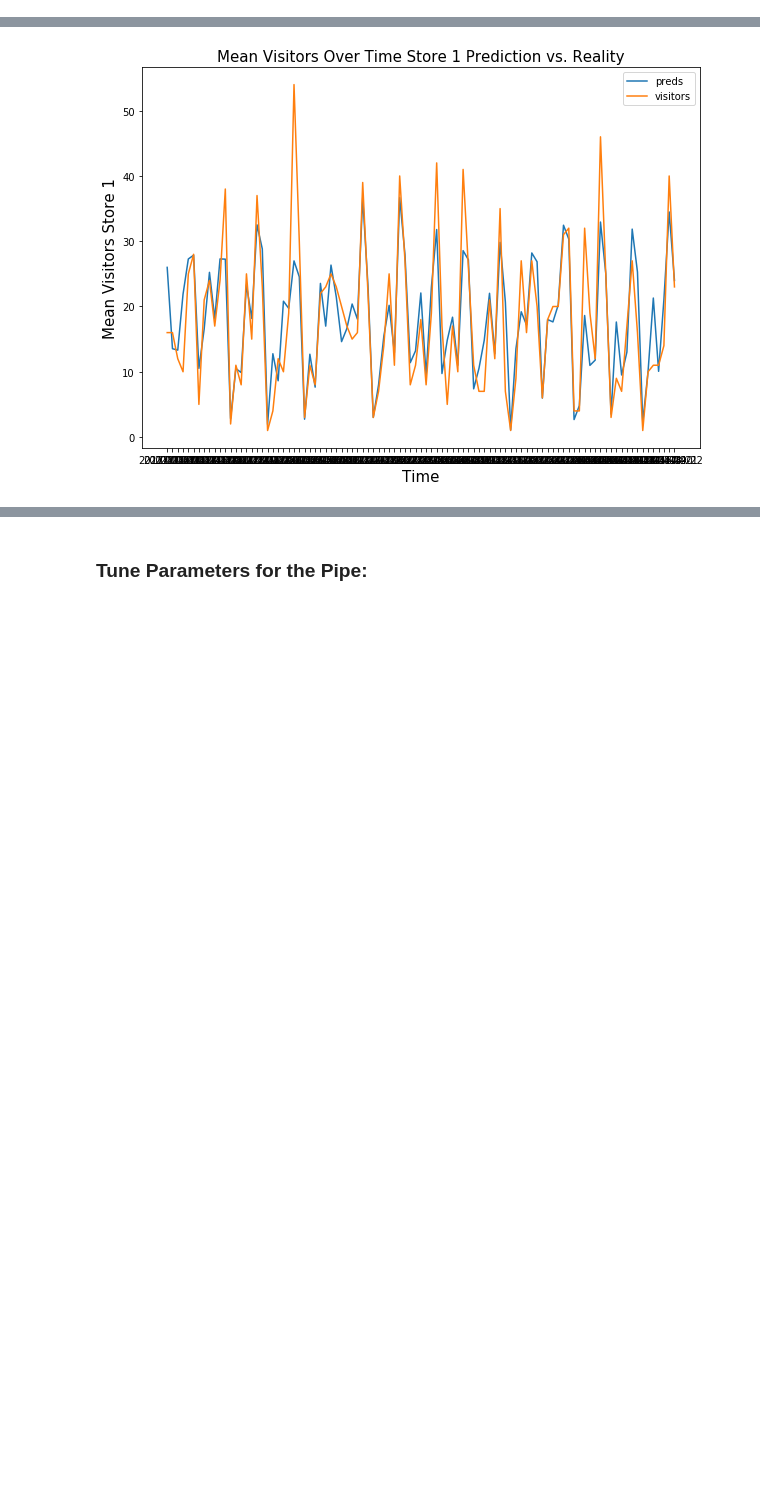
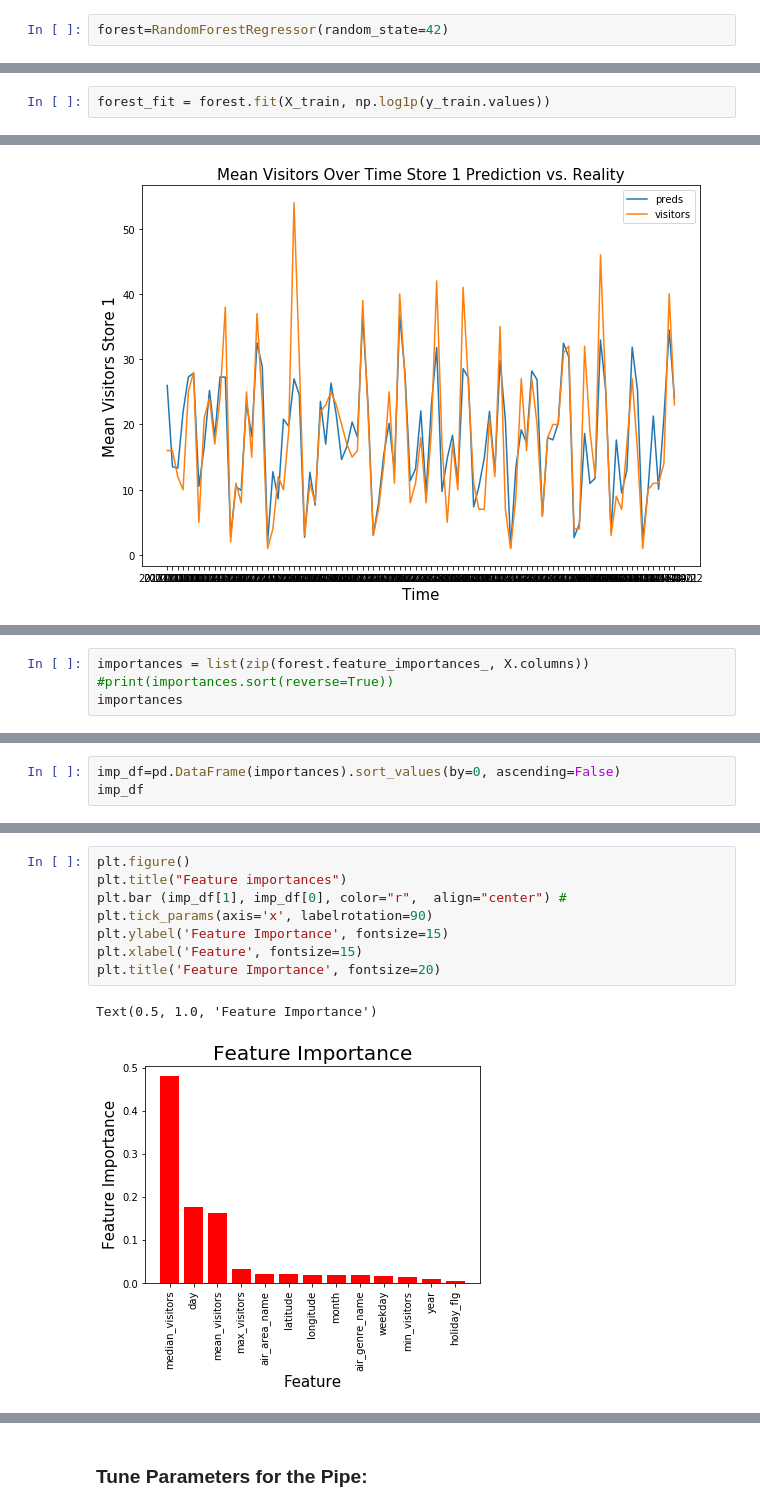
Before and after one commit to apavlova91/CaptstoneRestaurantForcasting, a Jupyter notebook: code/1_2_ModelingAnalysis.ipynb, the cells around one changed output, grey strips where cells are left out. Saved outputs shown, nothing was run; the diff lists cells and outputs as text; blank space fills up the shorter version.

```diff
--- a/code/1_2_ModelingAnalysis.ipynb
+++ b/code/1_2_ModelingAnalysis.ipynb
@@ -616,6 +653,8 @@ pipe= Pipeline([
     ('rf', RandomForestRegressor(random_state=42))
      #'gbr', GradientBoostingRegressor(random_state = 2017)
 ])
+# %%
+forest=RandomForestRegressor(random_state=42)
 # %%
 pipe.fit(X_train, np.log1p(y_train.values))
 # %% [output]
@@ -627,3 +666,5 @@ Pipeline(memory=None,
            min_samples_leaf=1, min_samples_split=2,
            min_weight_fraction_leaf=0.0, n_estimators=10, n_jobs=None,
            oob_score=False, random_state=42, verbose=0, warm_start=False))])
+# %%
+forest_fit = forest.fit(X_train, np.log1p(y_train.values))
@@ -701,0 +759,4 @@ plt.legend()
+# %%
+importances = list(zip(forest.feature_importances_, X.columns))
+#print(importances.sort(reverse=True))
+importances
@@ -701,0 +777,3 @@ plt.legend()
+# %%
+imp_df=pd.DataFrame(importances).sort_values(by=0, ascending=False)
+imp_df
@@ -701,0 +795,11 @@ plt.legend()
+# %%
+plt.figure()
+plt.title("Feature importances")
+plt.bar (imp_df[1], imp_df[0], color="r",  align="center") #
+plt.tick_params(axis='x', labelrotation=90)
+plt.ylabel('Feature Importance', fontsize=15)
+plt.xlabel('Feature', fontsize=15)
+plt.title('Feature Importance', fontsize=20)
+# %% [output]
+Text(0.5, 1.0, 'Feature Importance')
+[figure, added]
```
Also changed, not shown: parts of 58 cells of this notebook, 4 other files.
